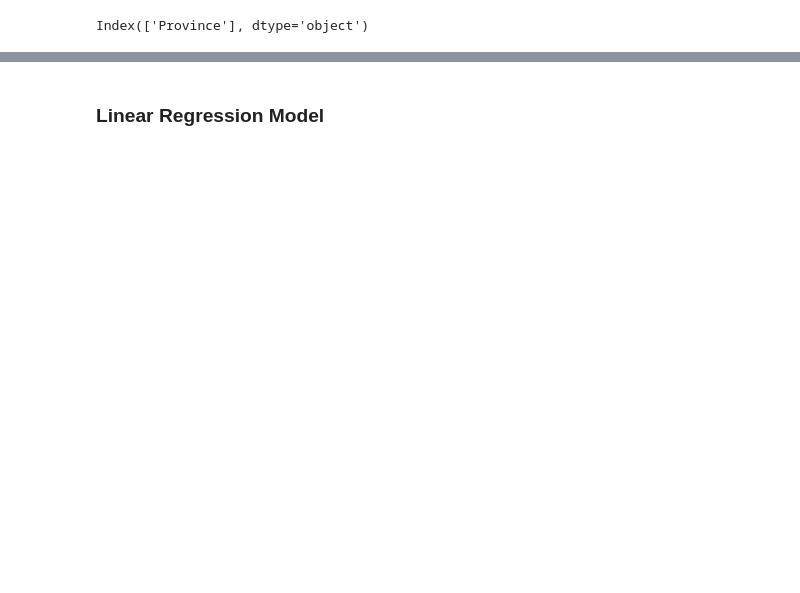
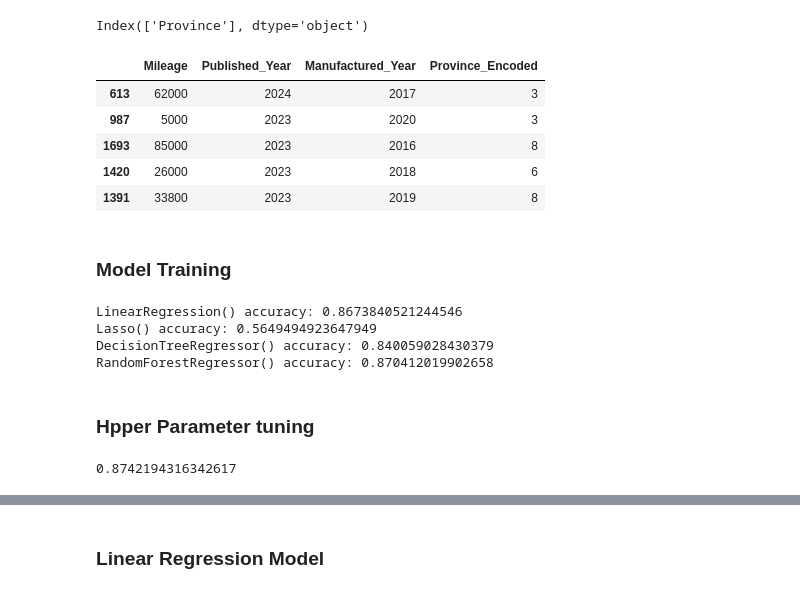
Before and after one commit to isurumadhushan24572/Used-Motor-Bike-Price-Recomendation, a Jupyter notebook: Implementation/Honda.ipynb, the cells around one changed output, grey strips where cells are left out. Saved outputs shown, nothing was run; the diff lists cells and outputs as text; code cells hidden in the pictures; blank space fills up the shorter version.

```diff
--- a/Implementation/Honda.ipynb
+++ b/Implementation/Honda.ipynb
@@ -853,0 +878,11 @@ Index(['Province'], dtype='object')
+# %%
+X_train.head()
+# %% [output]
+|  | Mileage | Published_Year | Manufactured_Year | Province_Encoded |
+| 613 | 62000 | 2024 | 2017 | 3 |
+| 987 | 5000 | 2023 | 2020 | 3 |
+| 1693 | 85000 | 2023 | 2016 | 8 |
+| 1420 | 26000 | 2023 | 2018 | 6 |
+| 1391 | 33800 | 2023 | 2019 | 8 |
+# %% [markdown]
+### Model Training
@@ -853,0 +894,38 @@ Index(['Province'], dtype='object')
+# %%
+from sklearn.linear_model import LinearRegression
+lr = LinearRegression()
+model_acc(lr)
+
+from sklearn.linear_model import Lasso
+lasso = Lasso()
+model_acc(lasso)
+
+from sklearn.tree import DecisionTreeRegressor
+dt = DecisionTreeRegressor()
+model_acc(dt)
+
+from sklearn.ensemble import RandomForestRegressor
+rf = RandomForestRegressor()
+model_acc(rf)
+# %% [output]
+LinearRegression() accuracy: 0.8673840521244546
+Lasso() accuracy: 0.5649494923647949
+DecisionTreeRegressor() accuracy: 0.840059028430379
+RandomForestRegressor() accuracy: 0.870412019902658
+# %% [markdown]
+### Hpper Parameter tuning
+# %%
+from sklearn.model_selection import GridSearchCV
+
+parameters = {'n_estimators':[10, 50, 100],
+              'criterion':['squared_error','absolute_error','poisson']}
+
+grid_obj = GridSearchCV(estimator=rf, param_grid=parameters)
+
+grid_fit = grid_obj.fit(X_train, y_train)
+
+best_model = grid_fit.best_estimator_
+
+best_model.score(X_test, y_test)
+# %% [output]
+0.8742194316342617
```
Also changed, not shown: parts of 33 cells of this notebook, 8 other files.
